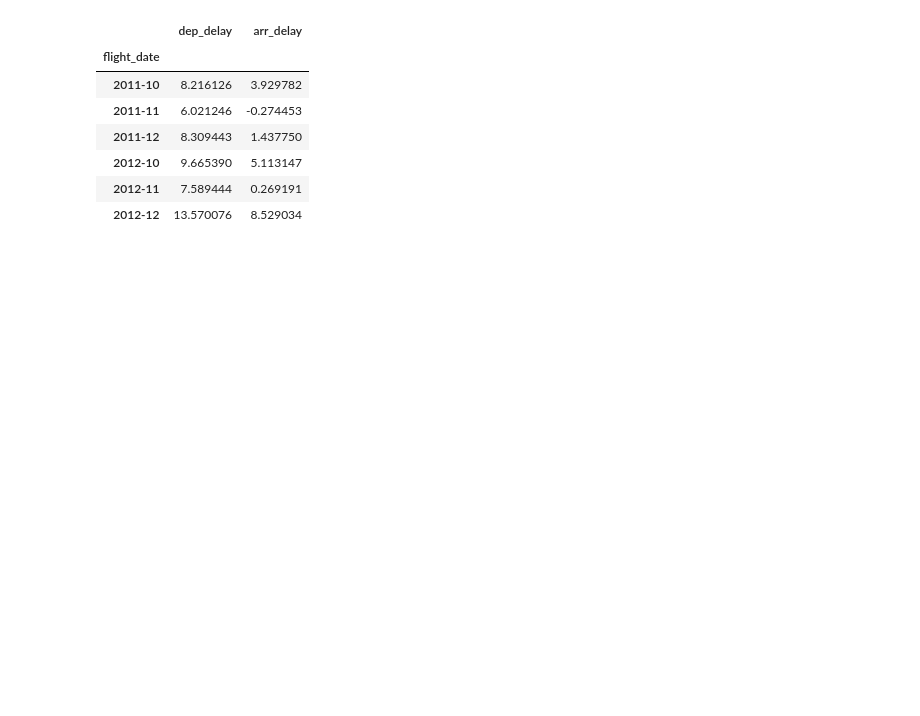
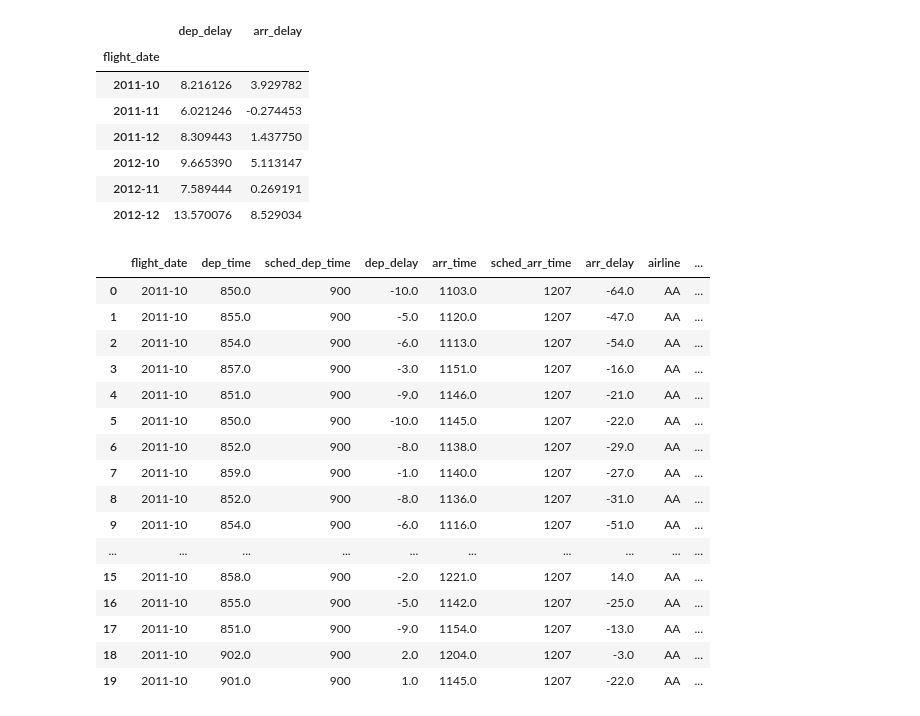
Before and after one commit to sergioserge/us-airports-project, a Jupyter notebook: 01_get_flights_data.ipynb, the cells around one changed output. Saved outputs shown, nothing was run; the diff lists cells and outputs as text; code cells hidden in the pictures; blank space fills up the shorter version.

```diff
--- a/01_get_flights_data.ipynb
+++ b/01_get_flights_data.ipynb
@@ -430,3 +437,23 @@ flights_data.groupby('flight_date')[['dep_delay', 'arr_delay']].mean()
 | 2012-10 | 9.665390 | 5.113147 |
 | 2012-11 | 7.589444 | 0.269191 |
 | 2012-12 | 13.570076 | 8.529034 |
+# %%
+flights_data.head(20)
+# %% [output]
+|  | flight_date | dep_time | sched_dep_time | dep_delay | arr_time | sched_arr_time | arr_delay | airline | ... |
+| 0 | 2011-10 | 850.0 | 900 | -10.0 | 1103.0 | 1207 | -64.0 | AA | ... |
+| 1 | 2011-10 | 855.0 | 900 | -5.0 | 1120.0 | 1207 | -47.0 | AA | ... |
+| 2 | 2011-10 | 854.0 | 900 | -6.0 | 1113.0 | 1207 | -54.0 | AA | ... |
+| 3 | 2011-10 | 857.0 | 900 | -3.0 | 1151.0 | 1207 | -16.0 | AA | ... |
+| 4 | 2011-10 | 851.0 | 900 | -9.0 | 1146.0 | 1207 | -21.0 | AA | ... |
+| 5 | 2011-10 | 850.0 | 900 | -10.0 | 1145.0 | 1207 | -22.0 | AA | ... |
+| 6 | 2011-10 | 852.0 | 900 | -8.0 | 1138.0 | 1207 | -29.0 | AA | ... |
+| 7 | 2011-10 | 859.0 | 900 | -1.0 | 1140.0 | 1207 | -27.0 | AA | ... |
+| 8 | 2011-10 | 852.0 | 900 | -8.0 | 1136.0 | 1207 | -31.0 | AA | ... |
+| 9 | 2011-10 | 854.0 | 900 | -6.0 | 1116.0 | 1207 | -51.0 | AA | ... |
+| ... | ... | ... | ... | ... | ... | ... | ... | ... | ... |
+| 15 | 2011-10 | 858.0 | 900 | -2.0 | 1221.0 | 1207 | 14.0 | AA | ... |
+| 16 | 2011-10 | 855.0 | 900 | -5.0 | 1142.0 | 1207 | -25.0 | AA | ... |
+| 17 | 2011-10 | 851.0 | 900 | -9.0 | 1154.0 | 1207 | -13.0 | AA | ... |
+| 18 | 2011-10 | 902.0 | 900 | 2.0 | 1204.0 | 1207 | -3.0 | AA | ... |
+| 19 | 2011-10 | 901.0 | 900 | 1.0 | 1145.0 | 1207 | -22.0 | AA | ... |
```
Also changed, not shown: parts of 3 cells of this notebook, 2 other files.
